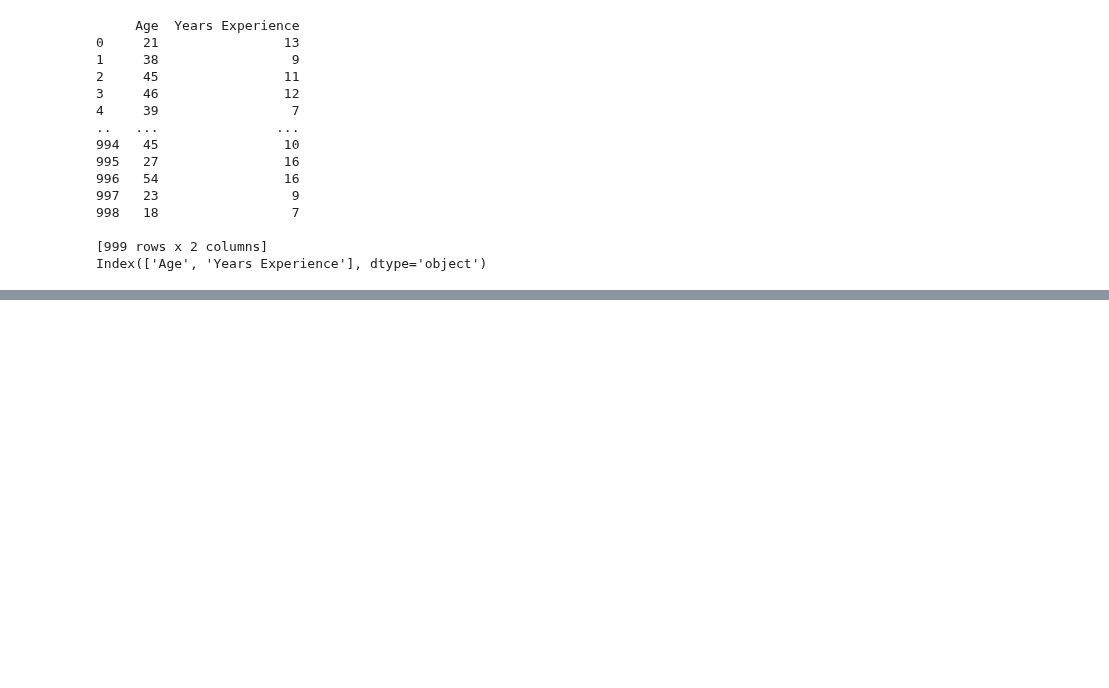
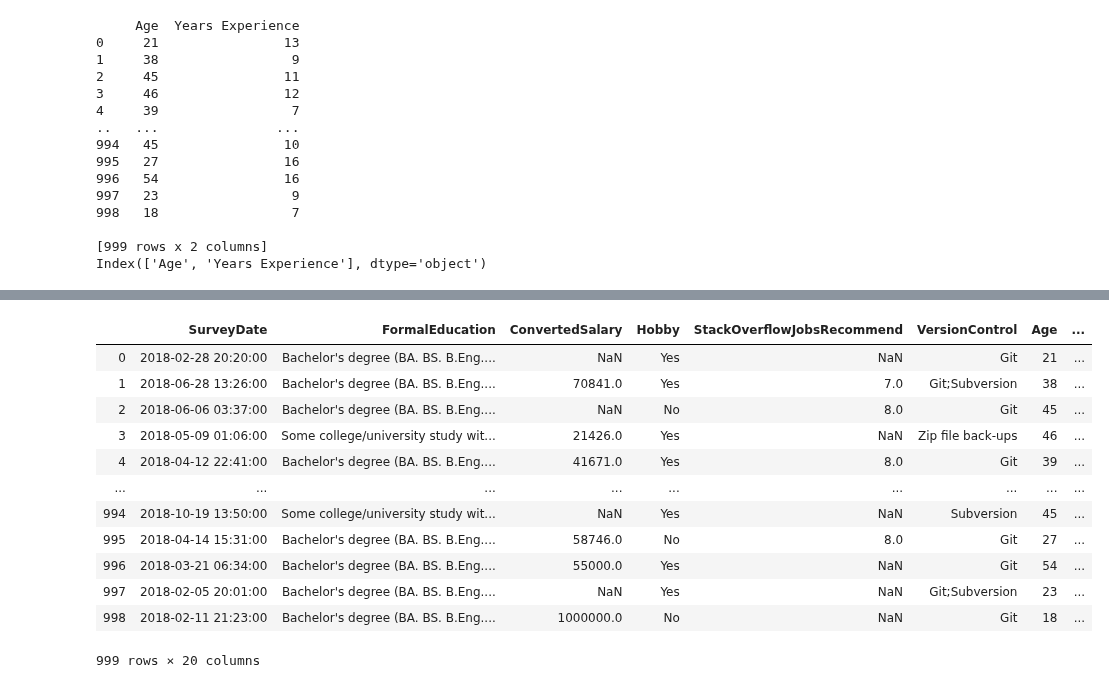
Before and after one commit to etherion-1337/Machine_Learning_basics, a Jupyter notebook: feature_engineering.ipynb, the cells around one changed output, grey strips where cells are left out. Drawn from its saved outputs; the diff is of its cells as text; code cells hidden in the pictures; blank space fills up the shorter version.

```diff
--- a/feature_engineering.ipynb
+++ b/feature_engineering.ipynb
@@ -71,0 +91,17 @@ Index(['Age', 'Years Experience'], dtype='object')
+# %%
+#one-hot encoding
+pd.get_dummies(df_so,columns=["Country"],prefix='C')
+# %% [output]
+|  | SurveyDate | FormalEducation | ConvertedSalary | Hobby | StackOverflowJobsRecommend | VersionControl | Age | ... |
+| 0 | 2018-02-28 20:20:00 | Bachelor's degree (BA. BS. B.Eng.... | NaN | Yes | NaN | Git | 21 | ... |
+| 1 | 2018-06-28 13:26:00 | Bachelor's degree (BA. BS. B.Eng.... | 70841.0 | Yes | 7.0 | Git;Subversion | 38 | ... |
+| 2 | 2018-06-06 03:37:00 | Bachelor's degree (BA. BS. B.Eng.... | NaN | No | 8.0 | Git | 45 | ... |
+| 3 | 2018-05-09 01:06:00 | Some college/university study wit... | 21426.0 | Yes | NaN | Zip file back-ups | 46 | ... |
+| 4 | 2018-04-12 22:41:00 | Bachelor's degree (BA. BS. B.Eng.... | 41671.0 | Yes | 8.0 | Git | 39 | ... |
+| ... | ... | ... | ... | ... | ... | ... | ... | ... |
+| 994 | 2018-10-19 13:50:00 | Some college/university study wit... | NaN | Yes | NaN | Subversion | 45 | ... |
+| 995 | 2018-04-14 15:31:00 | Bachelor's degree (BA. BS. B.Eng.... | 58746.0 | No | 8.0 | Git | 27 | ... |
+| 996 | 2018-03-21 06:34:00 | Bachelor's degree (BA. BS. B.Eng.... | 55000.0 | Yes | NaN | Git | 54 | ... |
+| 997 | 2018-02-05 20:01:00 | Bachelor's degree (BA. BS. B.Eng.... | NaN | Yes | NaN | Git;Subversion | 23 | ... |
+| 998 | 2018-02-11 21:23:00 | Bachelor's degree (BA. BS. B.Eng.... | 1000000.0 | No | NaN | Git | 18 | ... |
+999 rows × 20 columns
```
Also changed, not shown: parts of 9 cells of this notebook, 1 other file.
